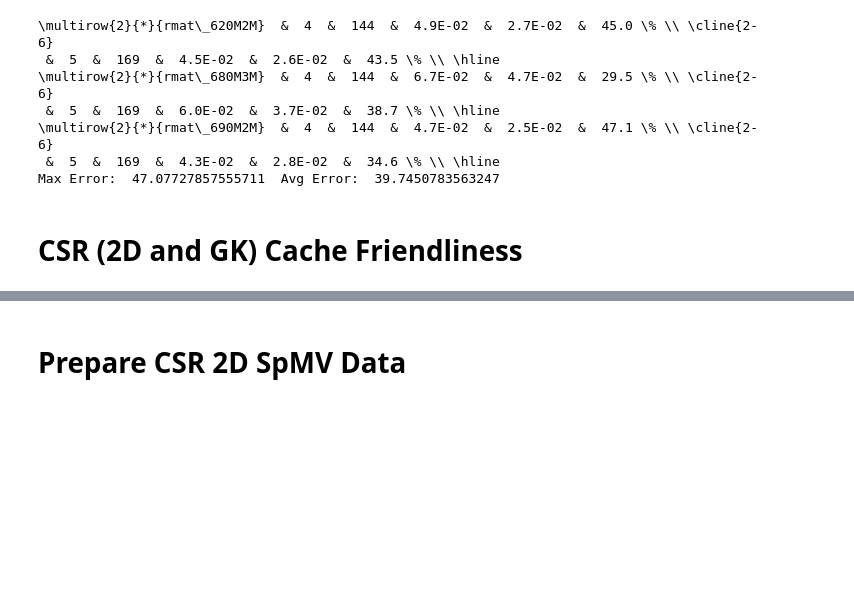
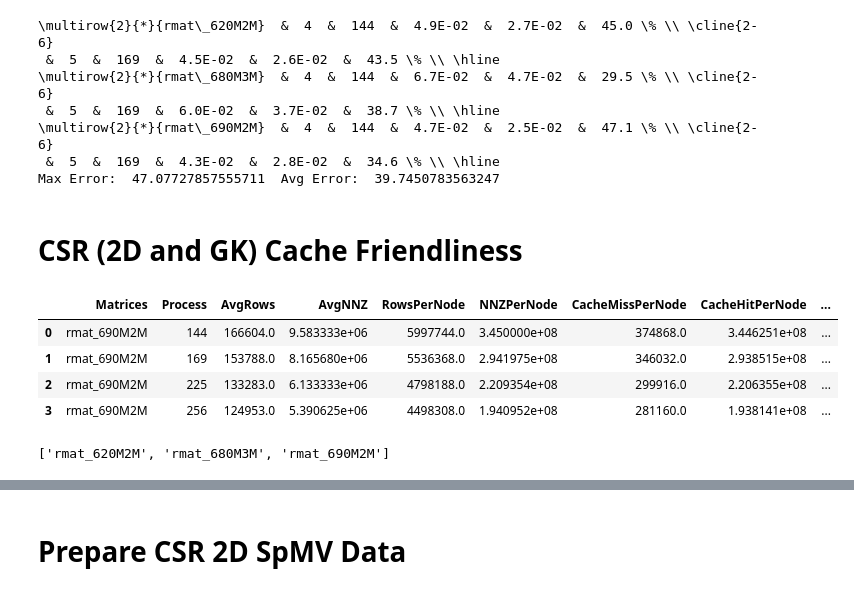
Before and after one commit to marufdsi/ConferencePapers, a Jupyter notebook: ICPP2021/SpMV Plots for R-Mat Matrices.ipynb, the cells around one changed output, grey strips where cells are left out. Drawn from its saved outputs; the diff is of its cells as text; code cells hidden in the pictures; blank space fills up the shorter version.

Commit message:
Added some comments about rmat

```diff
--- a/ICPP2021/SpMV Plots for R-Mat Matrices.ipynb
+++ b/ICPP2021/SpMV Plots for R-Mat Matrices.ipynb
@@ -1511,6 +1528,18 @@ print("Max Error: ", coo_linear_pred["Error"].max(), " Avg Error: ", coo_linear_
 Max Error:  47.07727857555711  Avg Error:  39.7450783563247
 # %% [markdown]
 # CSR (2D and GK) Cache Friendliness
+# %%
+TestMatL3Cache
+# %% [output]
+|  | Matrices | Process | AvgRows | AvgNNZ | RowsPerNode | NNZPerNode | CacheMissPerNode | CacheHitPerNode | ... |
+| 0 | rmat_690M2M | 144 | 166604.0 | 9.583333e+06 | 5997744.0 | 3.450000e+08 | 374868.0 | 3.446251e+08 | ... |
+| 1 | rmat_690M2M | 169 | 153788.0 | 8.165680e+06 | 5536368.0 | 2.941975e+08 | 346032.0 | 2.938515e+08 | ... |
+| 2 | rmat_690M2M | 225 | 133283.0 | 6.133333e+06 | 4798188.0 | 2.209354e+08 | 299916.0 | 2.206355e+08 | ... |
+| 3 | rmat_690M2M | 256 | 124953.0 | 5.390625e+06 | 4498308.0 | 1.940952e+08 | 281160.0 | 1.938141e+08 | ... |
+# %%
+rmat_test_matrices
+# %% [output]
+['rmat_620M2M', 'rmat_680M3M', 'rmat_690M2M']
 # %%
 cache_data = pd.read_csv("../../ShMemGraph/src/util/Results/CACHE_FRIENDLINESS.csv")
 cache_data = cache_data.groupby(["FileName", "Process", "Rank", "DataType", "CacheType", "Architecture"]).mean().reset_index()
```
Also changed, not shown: parts of 3 cells of this notebook, 3 other files.
